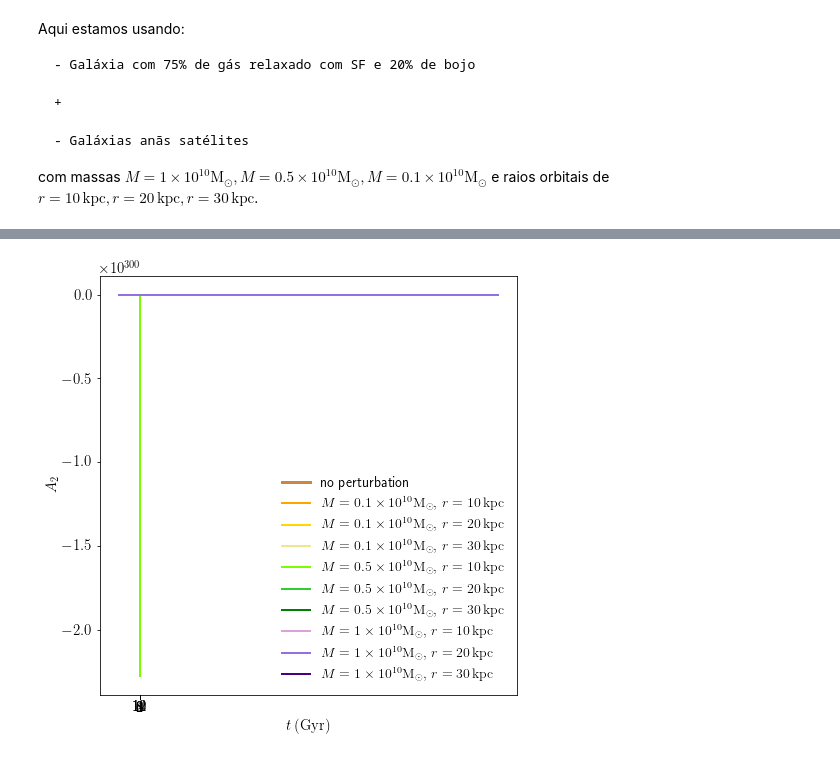
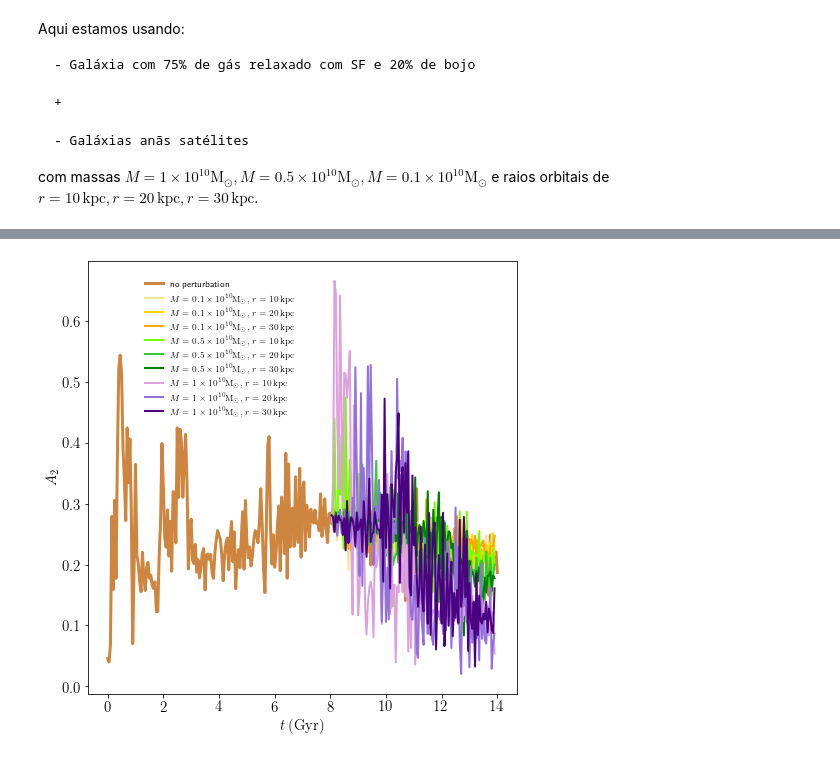
Before and after one commit to AndressaWille/Mestrado, a Jupyter notebook: interactions2-nb.ipynb, the cells around one changed output, grey strips where cells are left out. Drawn from its saved outputs; the diff is of its cells as text; code cells hidden in the pictures.

```diff
--- a/interactions2-nb.ipynb
+++ b/interactions2-nb.ipynb
@@ -182,10 +259,10 @@ for p, path in enumerate(paths1):
 # %%
 time_01_10 = 8.0 + time_01_10
 time_01_20 = 8.0 + time_01_20
-# time_01_30 = 8.0 + time_01_30
-# time_05_10 = 8.0 + time_05_10
-# time_05_20 = 8.0 + time_05_20
-# time_05_30 = 8.0 + time_05_30
-# time_1_10 = 8.0 + time_1_10
-# time_1_20 = 8.0 + time_1_20
-# time_1_30 = 8.0 + time_1_30
+time_01_30 = 8.0 + time_01_30
+time_05_10 = 8.0 + time_05_10
+time_05_20 = 8.0 + time_05_20
+time_05_30 = 8.0 + time_05_30
+time_1_10 = 8.0 + time_1_10
+time_1_20 = 8.0 + time_1_20
+time_1_30 = 8.0 + time_1_30
@@ -192,33 +294,34 @@ time_01_20 = 8.0 + time_01_20
 # %%
 plt.figure(figsize=[7,7])
 plt.plot(time, A2, color='peru', lw=3, label='no perturbation')
 
-plt.plot(time_01_10, A2_01_10, color='orange', ls = '-', lw = 2,
+plt.plot(time_01_10[1:119], A2_01_10[1:119], color='khaki', ls = '-', lw = 2,
          label=r'$ M = 0.1 \times 10^{10}\mathrm{{M}_\odot}, \,r = 10 \, \mathrm{kpc}$')
-plt.plot(time_01_20, A2_01_20, color='gold', ls = '-', lw = 2,
+plt.plot(time_01_20[1:119], A2_01_20[1:119], color='gold', ls = '-', lw = 2,
          label=r'$ M = 0.1 \times 10^{10}\mathrm{{M}_\odot}, \,r = 20 \, \mathrm{kpc}$')
-plt.plot(time_01_30, A2_01_30, color='khaki', ls = '-',  lw = 2,
+plt.plot(time_01_30[1:119], A2_01_30[1:119], color='orange', ls = '-',  lw = 2,
          label=r'$ M = 0.1 \times 10^{10}\mathrm{{M}_\odot}, \,r = 30 \, \mathrm{kpc}$')
 
-plt.plot(time_05_10, A2_05_10, color='lawngreen', ls = '-', lw = 2,
+plt.plot(time_05_10[1:119], A2_05_10[1:119], color='lawngreen', ls = '-', lw = 2,
          label=r'$ M = 0.5 \times 10^{10}\mathrm{{M}_\odot}, \,r = 10 \, \mathrm{kpc}$')
-plt.plot(time_05_20, A2_05_20, color='limegreen', ls = '-', lw = 2,
+plt.plot(time_05_20[1:119], A2_05_20[1:119], color='limegreen', ls = '-', lw = 2,
          label=r'$ M = 0.5 \times 10^{10}\mathrm{{M}_\odot}, \,r = 20 \, \mathrm{kpc}$')
-plt.plot(time_05_30, A2_05_30, color='green', ls = '-', lw = 2,
+plt.plot(time_05_30[1:119], A2_05_30[1:119], color='green', ls = '-', lw = 2,
          label=r'$ M = 0.5 \times 10^{10}\mathrm{{M}_\odot}, \,r = 30 \, \mathrm{kpc}$')
 
-plt.plot(time_1_10, A2_1_10, color='plum', ls = '-', lw = 2,
+plt.plot(time_1_10[1:119], A2_1_10[1:119], color='plum', ls = '-', lw = 2,
          label=r'$ M = 1 \times 10^{10}\mathrm{{M}_\odot}, \,r = 10 \, \mathrm{kpc}$')
-plt.plot(time_1_20, A2_1_20, color='mediumpurple', ls = '-', lw = 2,
+plt.plot(time_1_20[1:119], A2_1_20[1:119], color='mediumpurple', ls = '-', lw = 2,
          label=r'$ M = 1 \times 10^{10}\mathrm{{M}_\odot}, \,r = 20 \, \mathrm{kpc}$')
-plt.plot(time_1_30, A2_1_30, color='indigo', ls = '-', lw = 2,
+plt.plot(time_1_30[1:119], A2_1_30[1:119], color='indigo', ls = '-', lw = 2,
          label=r'$ M = 1 \times 10^{10}\mathrm{{M}_\odot}, \,r = 30 \, \mathrm{kpc}$')
 
 plt.xlabel('$t \, \mathrm{(Gyr)}$', fontsize=15)
 plt.ylabel('$A_2$', fontsize=15)
 plt.xticks([0.0, 2.0, 4.0, 6.0, 8.0, 10.0, 12.0, 14.0])
-plt.legend(frameon=False, fontsize=14)
+#plt.legend(frameon=False, fontsize=14)
+plt.legend(frameon=False, fontsize=9, loc="center right", bbox_to_anchor=(0.5,0.8))
 plt.tight_layout()
-#plt.savefig('a2_gnb+sats.png')
+#plt.savefig('a2_gnb+sat1-30.png')
 # %% [output]
-[figure, old version]
+[figure, new version]
```
Also changed, not shown: parts of 30 cells of this notebook.
